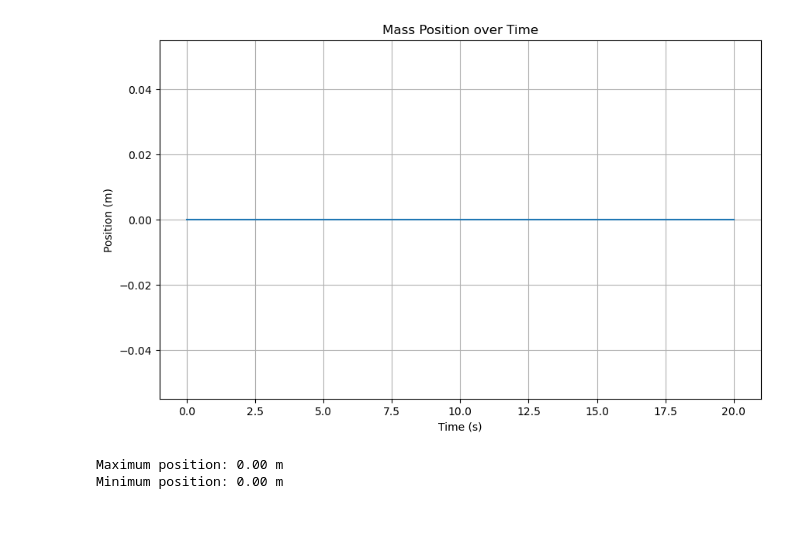
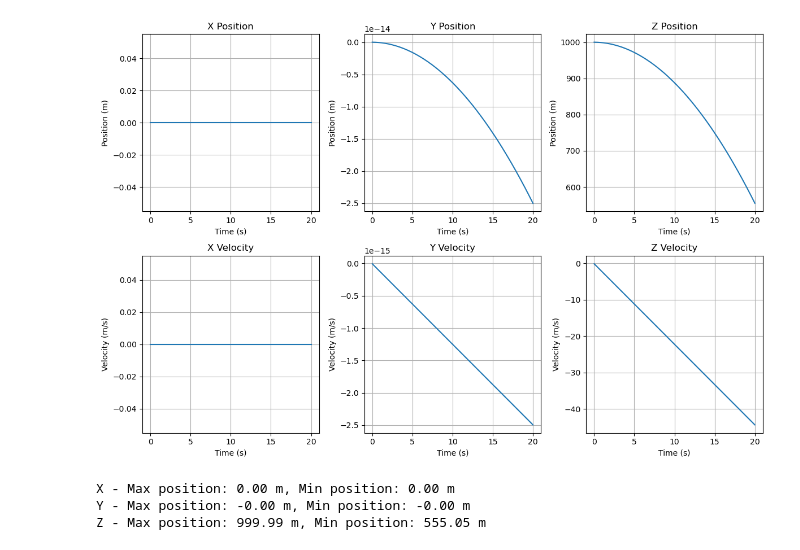
Before and after one commit to damurka5/RL_CDPR, a Jupyter notebook: mujoco_py/01_state_space_modeling_simulation.ipynb, the cells around one changed output. Drawn from its saved outputs; the diff is of its cells as text; code cells hidden in the pictures; blank space fills up the shorter version.

```diff
--- a/mujoco_py/01_state_space_modeling_simulation.ipynb
+++ b/mujoco_py/01_state_space_modeling_simulation.ipynb
@@ -28,0 +6,12 @@ position = solution[:, 0]
+# %%
+robot = CDPR4(pos=np.array([0,0,1000]))
+
+def u(t):
+    return  g/4*np.ones((4,1))#20* np.sin(t)*np.ones((4,1))
+
+traj = []
+
+# Time array
+dt = 0.05
+t_f = 20
+t = np.linspace(0, t_f, int(t_f/dt))
@@ -29,17 +39,37 @@ position = solution[:, 0]
+# %%
+# Convert results to numpy arrays
+positions = np.array(positions)
+velocities = np.array(velocities)
 # %%
 # Plotting
-plt.figure(figsize=(10, 6))
-plt.plot(t, position)
-plt.title('Mass Position over Time')
-plt.xlabel('Time (s)')
-plt.ylabel('Position (m)')
-plt.grid(True)
+plt.figure(figsize=(12, 8))
+
+# Position plots
+for i, axis in enumerate(['X', 'Y', 'Z']):
+    plt.subplot(2, 3, i+1)
+    plt.plot(t, positions[:, i])
+    plt.title(f'{axis} Position')
+    plt.xlabel('Time (s)')
+    plt.ylabel('Position (m)')
+    plt.grid(True)
+
+# Velocity plots
+for i, axis in enumerate(['X', 'Y', 'Z']):
+    plt.subplot(2, 3, i+4)
+    plt.plot(t, velocities[:, i])
+    plt.title(f'{axis} Velocity')
+    plt.xlabel('Time (s)')
+    plt.ylabel('Velocity (m/s)')
+    plt.grid(True)
+
+plt.tight_layout()
 plt.show()
 
 # Print max and min positions
-print(f"Maximum position: {np.max(position):.2f} m")
-print(f"Minimum position: {np.min(position):.2f} m")
+for i, axis in enumerate(['X', 'Y', 'Z']):
+    print(f"{axis} - Max position: {np.max(positions[:, i]):.2f} m, Min position: {np.min(positions[:, i]):.2f} m")
 # %% [output]
-[figure, old version]
+[figure, new version]
-Maximum position: 0.00 m
-Minimum position: 0.00 m
+X - Max position: 0.00 m, Min position: 0.00 m
+Y - Max position: -0.00 m, Min position: -0.00 m
+Z - Max position: 999.99 m, Min position: 555.05 m
```
Also changed, not shown: parts of 2 cells of this notebook, 1 other file.
